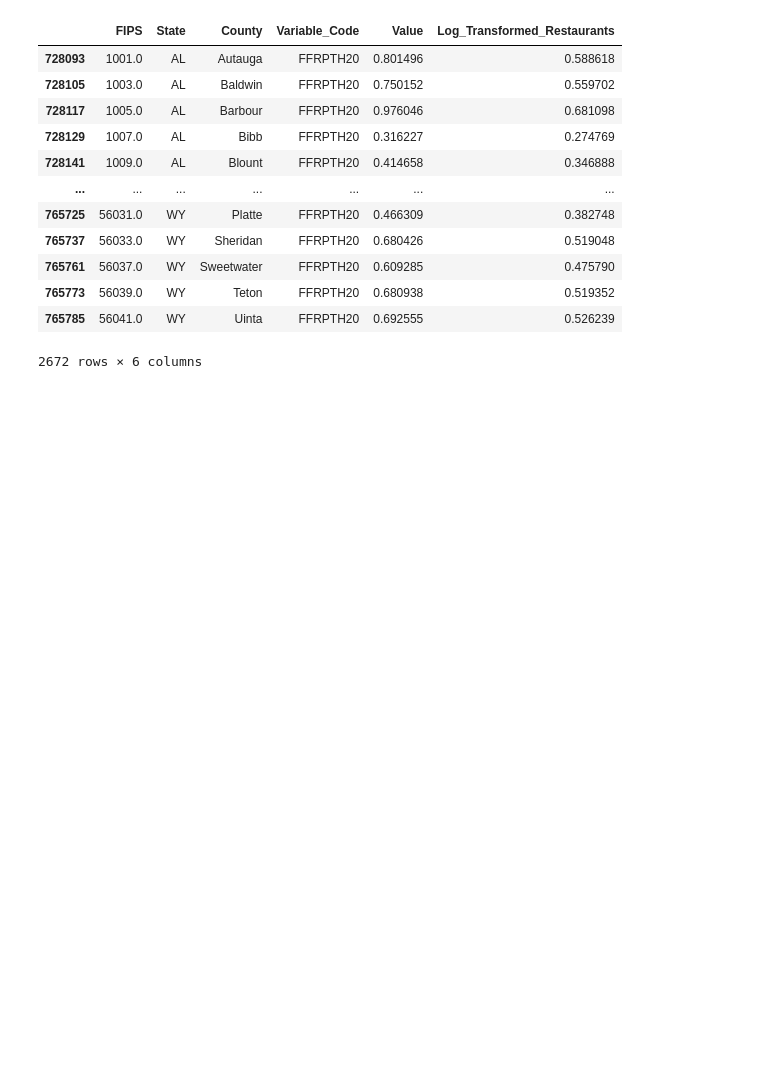
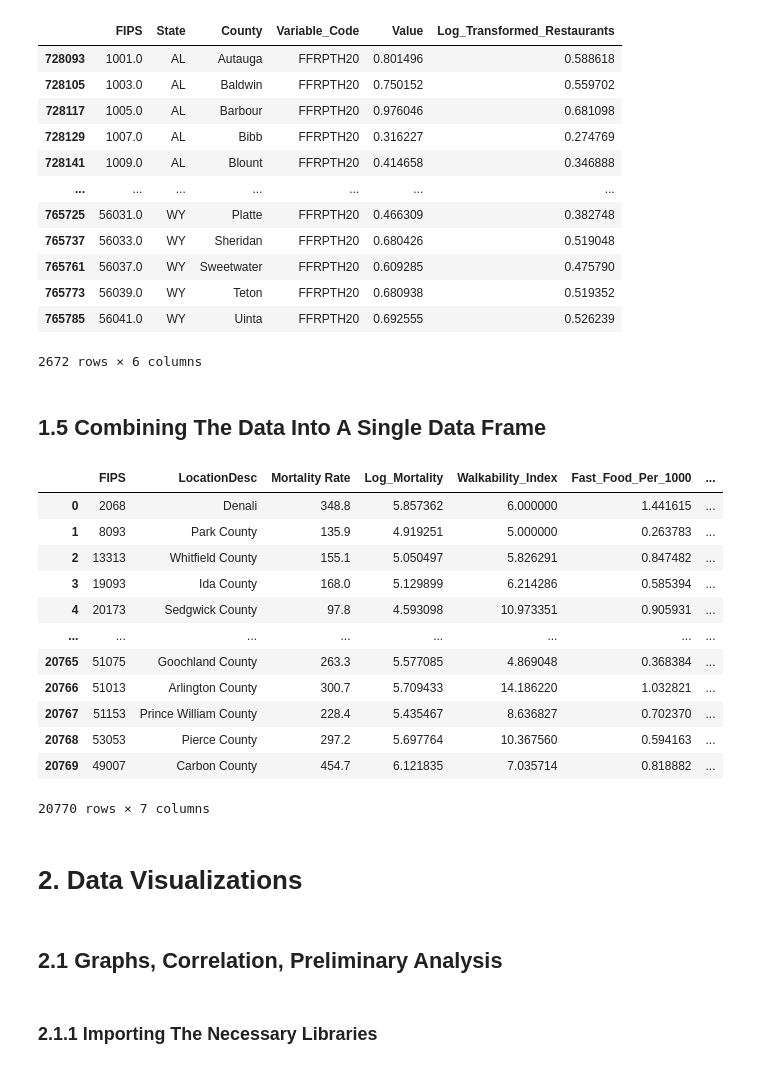
Before and after one commit to gencere757/ARDA-GENCER-DSA210-TERM-PROJECT, a Jupyter notebook: DSA210_Code.ipynb, the cells around one changed output. Saved outputs shown, nothing was run; the diff lists cells and outputs as text; code cells hidden in the pictures; blank space fills up the shorter version.

```diff
--- a/DSA210_Code.ipynb
+++ b/DSA210_Code.ipynb
@@ -69,6 +73,49 @@ restaurantDF
 | 765773 | 56039.0 | WY | Teton | FFRPTH20 | 0.680938 | 0.519352 |
 | 765785 | 56041.0 | WY | Uinta | FFRPTH20 | 0.692555 | 0.526239 |
 2672 rows × 6 columns
+# %% [markdown]
+## 1.5 Combining  The Data Into A Single Data Frame
+# %%
+hdSubset = hdDF_cleaned[['LocationID', 'LocationDesc', 'Data_Value', 'Log_Mortality']].copy()
+hdSubset = hdSubset.rename(columns={'LocationID': 'FIPS', 'Data_Value' :'Mortality Rate'})
+
+walkSubset = walkDF[['GEOID10', 'NatWalkInd']].copy()
+walkSubset = walkSubset.rename(columns={
+    'GEOID10': 'FIPS',
+    'NatWalkInd': 'Walkability_Index'
+})
+
+restSubset = restaurantDF[['FIPS', 'Value', 'Log_Transformed_Restaurants']].copy()
+restSubset = restSubset.rename(columns={
+    'Value': 'Fast_Food_Per_1000',
+    'Log_Transformed_Restaurants': 'Log_Fast_Food'
+})
+
+combinedDF = hdSubset.merge(walkSubset, on='FIPS', how='inner') \
+                       .merge(restSubset, on='FIPS', how='inner')
+
+combinedDF = combinedDF.dropna()
+combinedDF
+# %% [output]
+|  | FIPS | LocationDesc | Mortality Rate | Log_Mortality | Walkability_Index | Fast_Food_Per_1000 | ... |
+| 0 | 2068 | Denali | 348.8 | 5.857362 | 6.000000 | 1.441615 | ... |
+| 1 | 8093 | Park County | 135.9 | 4.919251 | 5.000000 | 0.263783 | ... |
+| 2 | 13313 | Whitfield County | 155.1 | 5.050497 | 5.826291 | 0.847482 | ... |
+| 3 | 19093 | Ida County | 168.0 | 5.129899 | 6.214286 | 0.585394 | ... |
+| 4 | 20173 | Sedgwick County | 97.8 | 4.593098 | 10.973351 | 0.905931 | ... |
+| ... | ... | ... | ... | ... | ... | ... | ... |
+| 20765 | 51075 | Goochland County | 263.3 | 5.577085 | 4.869048 | 0.368384 | ... |
+| 20766 | 51013 | Arlington County | 300.7 | 5.709433 | 14.186220 | 1.032821 | ... |
+| 20767 | 51153 | Prince William County | 228.4 | 5.435467 | 8.636827 | 0.702370 | ... |
+| 20768 | 53053 | Pierce County | 297.2 | 5.697764 | 10.367560 | 0.594163 | ... |
+| 20769 | 49007 | Carbon County | 454.7 | 6.121835 | 7.035714 | 0.818882 | ... |
+20770 rows × 7 columns
+# %% [markdown]
+# 2. Data Visualizations
+# %% [markdown]
+## 2.1 Graphs, Correlation, Preliminary Analysis
+# %% [markdown]
+### 2.1.1 Importing The Necessary Libraries
 # %%
 import matplotlib.pyplot as plt
 import seaborn as sns
```
Also changed, not shown: parts of 11 cells of this notebook.
